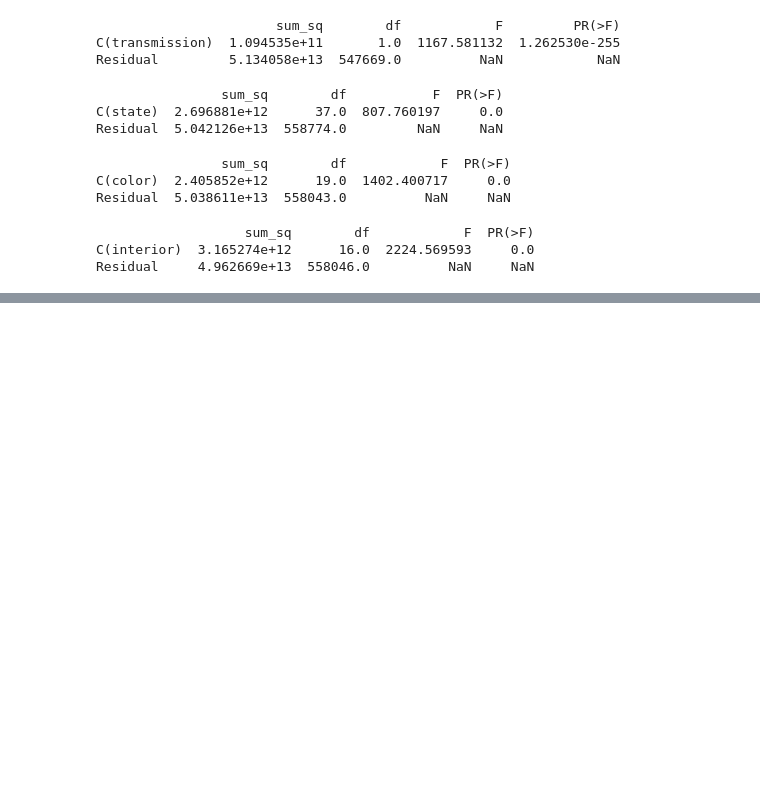
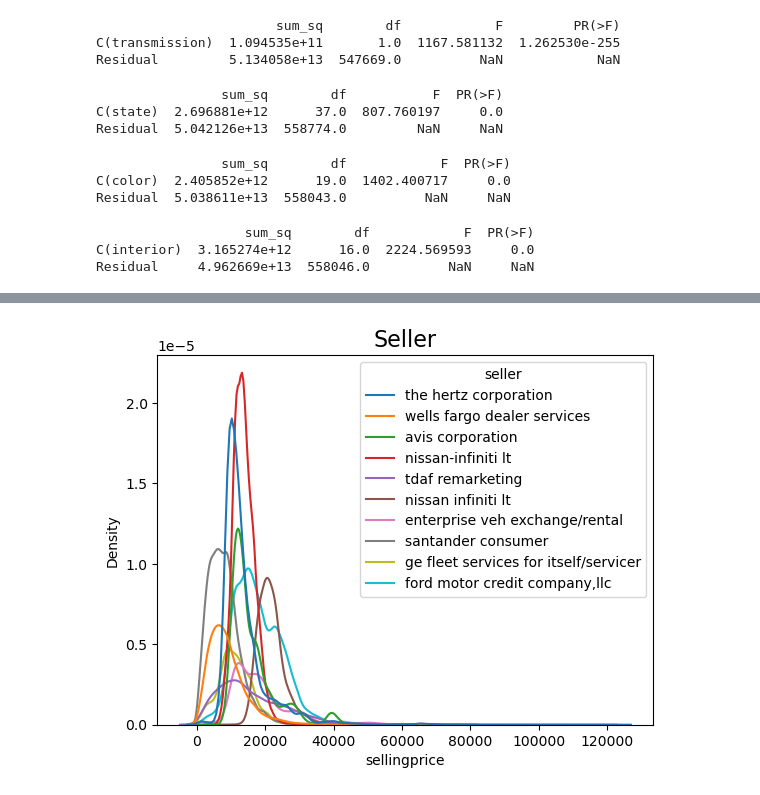
Before and after one commit to maxheijmans/AIM4B_Group1, a Jupyter notebook: UsedCarAuctionPrices/EDA_UsedCarAuctionPrices.ipynb, the cells around one changed output, grey strips where cells are left out. Saved outputs shown, nothing was run; the diff lists cells and outputs as text; code cells hidden in the pictures; blank space fills up the shorter version.

```diff
--- a/UsedCarAuctionPrices/EDA_UsedCarAuctionPrices.ipynb
+++ b/UsedCarAuctionPrices/EDA_UsedCarAuctionPrices.ipynb
@@ -632,0 +653,7 @@ SyntaxError: invalid syntax (980637034.py, line 1)
+# %%
+car_df['seller'] = car_df['seller'].str.lower()
+seller_top = car_df[car_df['seller'].isin(['nissan-infiniti lt', 'ford motor credit company,llc', 'the hertz corporation', 'santander consumer', 'avis corporation' ,'nissan infiniti lt', 'wells fargo dealer services', 'tdaf remarketing', 'enterprise veh exchange/rental', 'ge fleet services for itself/servicer'])]
+sns.kdeplot(x = 'sellingprice', hue = 'seller', data = seller_top)
+plt.title('Seller', fontsize = 16);
+# %% [output]
+[figure, added]
```
Also changed, not shown: parts of 13 cells of this notebook.
